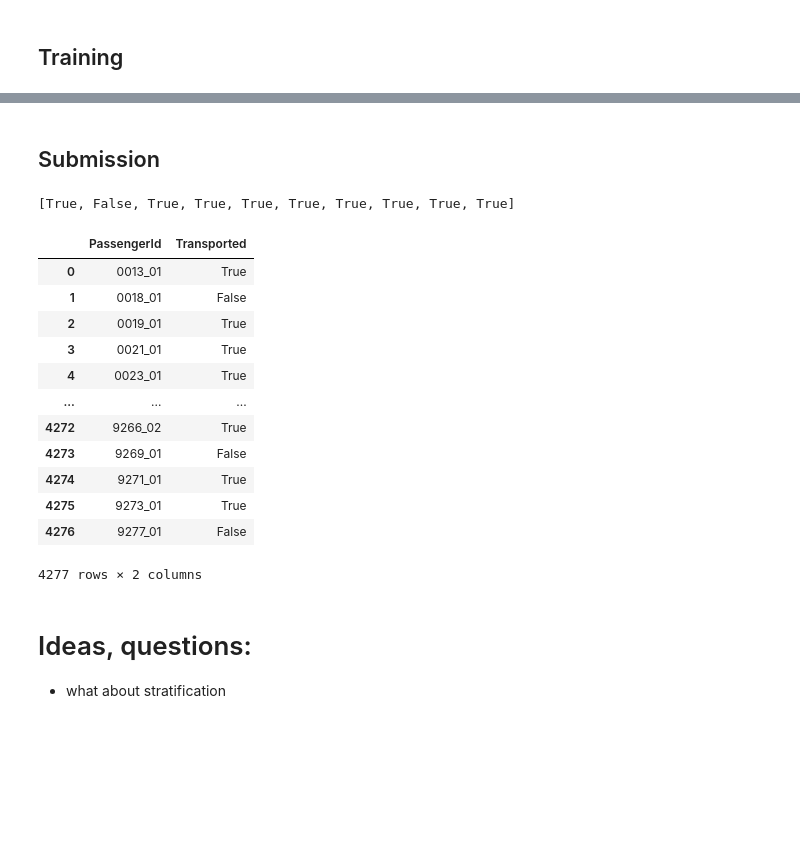
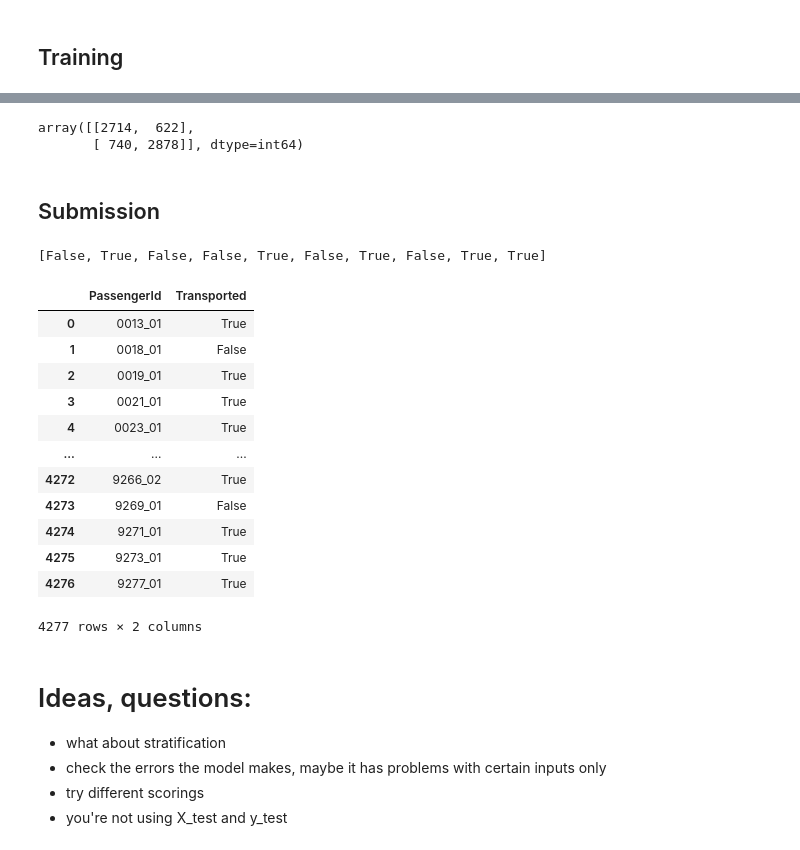
Before and after one commit to Holdmedve/spaceship_titanic, a Jupyter notebook: main.ipynb, the cells around one changed output, grey strips where cells are left out. Saved outputs shown, nothing was run; the diff lists cells and outputs as text; code cells hidden in the pictures; blank space fills up the shorter version.

Commit message:
Realised this is a classification problem

```diff
--- a/main.ipynb
+++ b/main.ipynb
@@ -152,15 +152,3 @@ print(y_test.shape)
 (1739,)
 # %% [markdown]
 ## Training
-# %%
-from sklearn.ensemble import RandomForestRegressor
-from sklearn.model_selection import GridSearchCV
-
-param_grid = [
-    {'n_estimators': [10, 100]},
-  ]
-
-forest_reg = RandomForestRegressor(random_state=42)
-grid_search_rand_forest = GridSearchCV(forest_reg, param_grid, cv=5,
-                           scoring='neg_mean_squared_error', return_train_score=True, n_jobs=8)
-grid_search_rand_forest.fit(X_train, y_train)
@@ -170,0 +200,2 @@ GridSearchCV(cv=5, estimator=RandomForestRegressor(random_state=42), n_jobs=8,
+# %%
+grid_search.fit(X_train, y_train)
@@ -177,3 +225,12 @@ print(grid_search_rand_forest.best_score_)
+# %%
+from sklearn.metrics import confusion_matrix
+from sklearn.model_selection import cross_val_predict
+
+predictions = cross_val_predict(grid_search.best_estimator_, X_train, y_train, cv=5)
+confusion_matrix(predictions, y_train)
+# %% [output]
+array([[2714,  622],
+       [ 740, 2878]], dtype=int64)
 # %% [markdown]
 ## Submission
 # %%
@@ -181,29 +238,29 @@ titanic_submission_data = pd.read_csv("test.csv")
 passenger_ids = titanic_submission_data.PassengerId
 # %%
 X = transform_feature_data(titanic_submission_data)
-submission_predictions = grid_search_rand_forest.predict(X)
+submission_predictions = grid_search.predict(X)
 # %%
-submission_predictions[submission_predictions > 0.5] = True
-submission_predictions[submission_predictions <= 0.5] = False
+from random import sample
+
 submission_predictions = [bool(prediction) for prediction in submission_predictions]
-submission_predictions[0:10]
+sample(submission_predictions, 10)
 # %% [output]
-[True, False, True, True, True, True, True, True, True, True]
+[False, True, False, False, True, False, True, False, True, True]
 # %%
-submission_predictions = pd.DataFrame({'PassengerId': passenger_ids, 'Transported': submission_predictions})
-submission_predictions
+submission_df = pd.DataFrame({'PassengerId': passenger_ids, 'Transported': submission_predictions})
+submission_df
 # %% [output]
 |  | PassengerId | Transported |
 | 0 | 0013_01 | True |
 | 1 | 0018_01 | False |
 | 2 | 0019_01 | True |
 | 3 | 0021_01 | True |
 | 4 | 0023_01 | True |
 | ... | ... | ... |
 | 4272 | 9266_02 | True |
 | 4273 | 9269_01 | False |
 | 4274 | 9271_01 | True |
 | 4275 | 9273_01 | True |
-| 4276 | 9277_01 | False |
+| 4276 | 9277_01 | True |
 4277 rows × 2 columns
 # %%
@@ -211,4 +268,7 @@ submission_predictions.to_csv("submission.csv", index=False)
-# %% [markdown]
-# Ideas, questions:
-
-- what about stratification
+# %% [markdown]
+# Ideas, questions:
+
+- what about stratification
+- check the errors the model makes, maybe it has problems with certain inputs only
+- try different scorings
+- you're not using X_test and y_test
```
Also changed, not shown: parts of 9 cells of this notebook.
